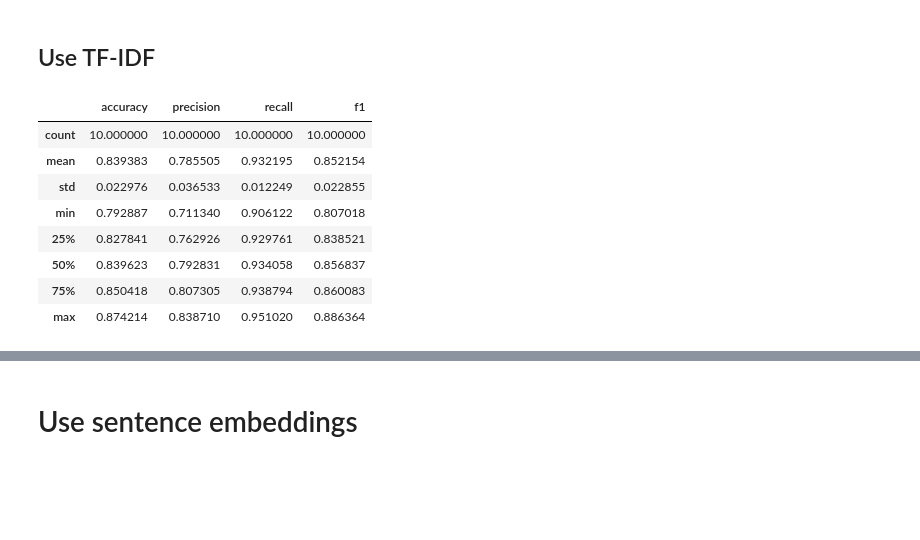
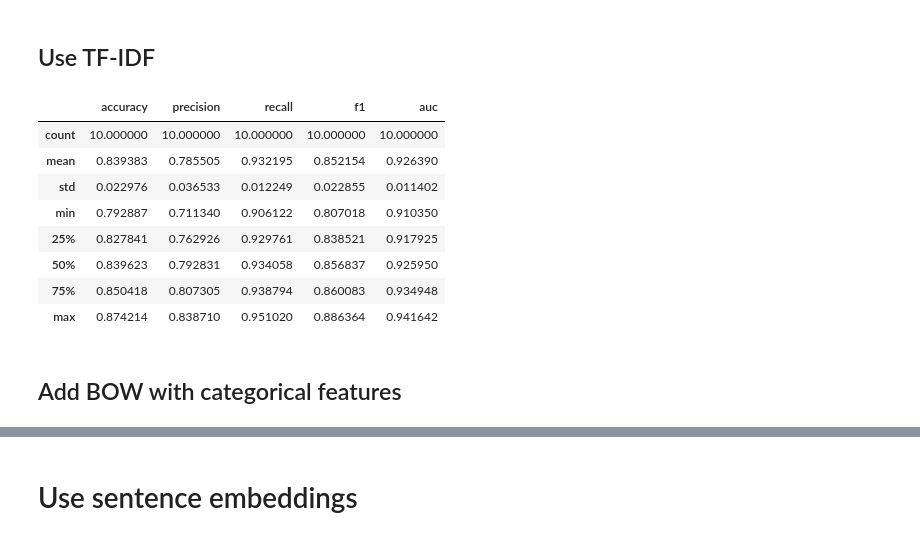
Before and after one commit to ben-dom393/DSA4263_Dating_Fraud, a Jupyter notebook: notebooks/profiles_logistic_regression.ipynb, the cells around one changed output, grey strips where cells are left out. Saved outputs shown, nothing was run; the diff lists cells and outputs as text; code cells hidden in the pictures; blank space fills up the shorter version.

Commit message:
combined BOW and categorical features, saved model weights

```diff
--- a/notebooks/profiles_logistic_regression.ipynb
+++ b/notebooks/profiles_logistic_regression.ipynb
@@ -51,7 +51,7 @@ X
 # %%
 kf = KFold(n_splits=10, shuffle=True, random_state=42)
 # %%
-report = pd.DataFrame(columns=['accuracy', 'precision', 'recall', 'f1'])
+report = pd.DataFrame(columns=['accuracy', 'precision', 'recall', 'f1', 'auc'])
 for i, (train_idx, val_idx) in enumerate(kf.split(X)):
     X_train, X_val = X.iloc[train_idx], X.iloc[val_idx]
     y_train, y_val = y.iloc[train_idx], y.iloc[val_idx]
@@ -67,9 +67,14 @@ for i, (train_idx, val_idx) in enumerate(kf.split(X)):
 
     # make a prediction
     y_pred = LR.predict(X_val_ohe)
+    y_pred_proba = LR.predict_proba(X_val_ohe)[:, 1]
 
     # add the results to the report
-    report.loc[i] = [accuracy_score(y_val, y_pred), precision_score(y_val, y_pred), recall_score(y_val, y_pred), f1_score(y_val, y_pred)]
+    report.loc[i] = [accuracy_score(y_val, y_pred),
+                     precision_score(y_val, y_pred),
+                     recall_score(y_val, y_pred),
+                     f1_score(y_val, y_pred),
+                     roc_auc_score(y_val, y_pred_proba)]
 
 report.describe()
 # %% [output]
@@ -161,7 +166,7 @@ X['stem']=X['description'].apply(stem_words)
 # %% [markdown]
 ## BOW
 # %%
-report = pd.DataFrame(columns=['accuracy', 'precision', 'recall', 'f1'])
+report = pd.DataFrame(columns=['accuracy', 'precision', 'recall', 'f1', 'auc'])
 for i, (train_idx, val_idx) in enumerate(kf.split(X)):
     X_train, X_val = X.iloc[train_idx], X.iloc[val_idx]
     y_train, y_val = y.iloc[train_idx], y.iloc[val_idx]
@@ -177,9 +182,14 @@ for i, (train_idx, val_idx) in enumerate(kf.split(X)):
 
     # make a prediction
     y_pred = LR_bow.predict(X_val_bow)
+    y_pred_proba = LR_bow.predict_proba(X_val_bow)[:, 1]
 
     # add the results to the report
-    report.loc[i] = [accuracy_score(y_val, y_pred), precision_score(y_val, y_pred), recall_score(y_val, y_pred), f1_score(y_val, y_pred)]
+    report.loc[i] = [accuracy_score(y_val, y_pred),
+                     precision_score(y_val, y_pred),
+                     recall_score(y_val, y_pred),
+                     f1_score(y_val, y_pred),
+                     roc_auc_score(y_val, y_pred_proba)]
 
 report.describe()
 # %% [output]
@@ -195,5 +205,5 @@ report.describe()
 # %%
-report = pd.DataFrame(columns=['accuracy', 'precision', 'recall', 'f1'])
+report = pd.DataFrame(columns=['accuracy', 'precision', 'recall', 'f1', 'auc'])
 for i, (train_idx, val_idx) in enumerate(kf.split(X)):
     X_train, X_val = X.iloc[train_idx], X.iloc[val_idx]
     y_train, y_val = y.iloc[train_idx], y.iloc[val_idx]
@@ -209,9 +219,14 @@ for i, (train_idx, val_idx) in enumerate(kf.split(X)):
 
     # make a prediction
     y_pred = LR_bow.predict(X_val_bow)
+    y_pred_proba = LR_bow.predict_proba(X_val_bow)[:, 1]
 
     # add the results to the report
-    report.loc[i] = [accuracy_score(y_val, y_pred), precision_score(y_val, y_pred), recall_score(y_val, y_pred), f1_score(y_val, y_pred)]
+    report.loc[i] = [accuracy_score(y_val, y_pred),
+                     precision_score(y_val, y_pred),
+                     recall_score(y_val, y_pred),
+                     f1_score(y_val, y_pred),
+                     roc_auc_score(y_val, y_pred_proba)]
 
 report.describe()
 # %% [output]
@@ -295,34 +310,41 @@ outliers
 # %% [markdown]
 ## Use TF-IDF
 # %%
-report = pd.DataFrame(columns=['accuracy', 'precision', 'recall', 'f1'])
+report = pd.DataFrame(columns=['accuracy', 'precision', 'recall', 'f1', 'auc'])
 for i, (train_idx, val_idx) in enumerate(kf.split(X)):
     X_train, X_val = X.iloc[train_idx], X.iloc[val_idx]
     y_train, y_val = y.iloc[train_idx], y.iloc[val_idx]
 
     tf_idf_vectorizer = TfidfVectorizer(stop_words=stopwords.words("english"), ngram_range=(1,3))
 
     X_train_tfidf = tf_idf_vectorizer.fit_transform(X_train["description"])
     X_val_tfidf = tf_idf_vectorizer.transform(X_val["description"])
 
     # fit a logistic regression model to the data
     LR_tfidf = LogisticRegression(max_iter=1000)
     LR_tfidf.fit(X_train_tfidf, y_train)
 
     # make a prediction
     y_pred = LR_tfidf.predict(X_val_tfidf)
+    y_pred_proba = LR_tfidf.predict_proba(X_val_tfidf)[:, 1]
 
     # add the results to the report
-    report.loc[i] = [accuracy_score(y_val, y_pred), precision_score(y_val, y_pred), recall_score(y_val, y_pred), f1_score(y_val, y_pred)]
+    report.loc[i] = [accuracy_score(y_val, y_pred),
+                     precision_score(y_val, y_pred),
+                     recall_score(y_val, y_pred),
+                     f1_score(y_val, y_pred),
+                     roc_auc_score(y_val, y_pred_proba)]
 
 report.describe()
 # %% [output]
-|  | accuracy | precision | recall | f1 |
-| count | 10.000000 | 10.000000 | 10.000000 | 10.000000 |
-| mean | 0.839383 | 0.785505 | 0.932195 | 0.852154 |
-| std | 0.022976 | 0.036533 | 0.012249 | 0.022855 |
-| min | 0.792887 | 0.711340 | 0.906122 | 0.807018 |
-| 25% | 0.827841 | 0.762926 | 0.929761 | 0.838521 |
-| 50% | 0.839623 | 0.792831 | 0.934058 | 0.856837 |
-| 75% | 0.850418 | 0.807305 | 0.938794 | 0.860083 |
-| max | 0.874214 | 0.838710 | 0.951020 | 0.886364 |
+|  | accuracy | precision | recall | f1 | auc |
+| count | 10.000000 | 10.000000 | 10.000000 | 10.000000 | 10.000000 |
+| mean | 0.839383 | 0.785505 | 0.932195 | 0.852154 | 0.926390 |
+| std | 0.022976 | 0.036533 | 0.012249 | 0.022855 | 0.011402 |
+| min | 0.792887 | 0.711340 | 0.906122 | 0.807018 | 0.910350 |
+| 25% | 0.827841 | 0.762926 | 0.929761 | 0.838521 | 0.917925 |
+| 50% | 0.839623 | 0.792831 | 0.934058 | 0.856837 | 0.925950 |
+| 75% | 0.850418 | 0.807305 | 0.938794 | 0.860083 | 0.934948 |
+| max | 0.874214 | 0.838710 | 0.951020 | 0.886364 | 0.941642 |
+# %% [markdown]
+## Add BOW with categorical features
```
Also changed, not shown: parts of 13 cells of this notebook, 1 other file.
